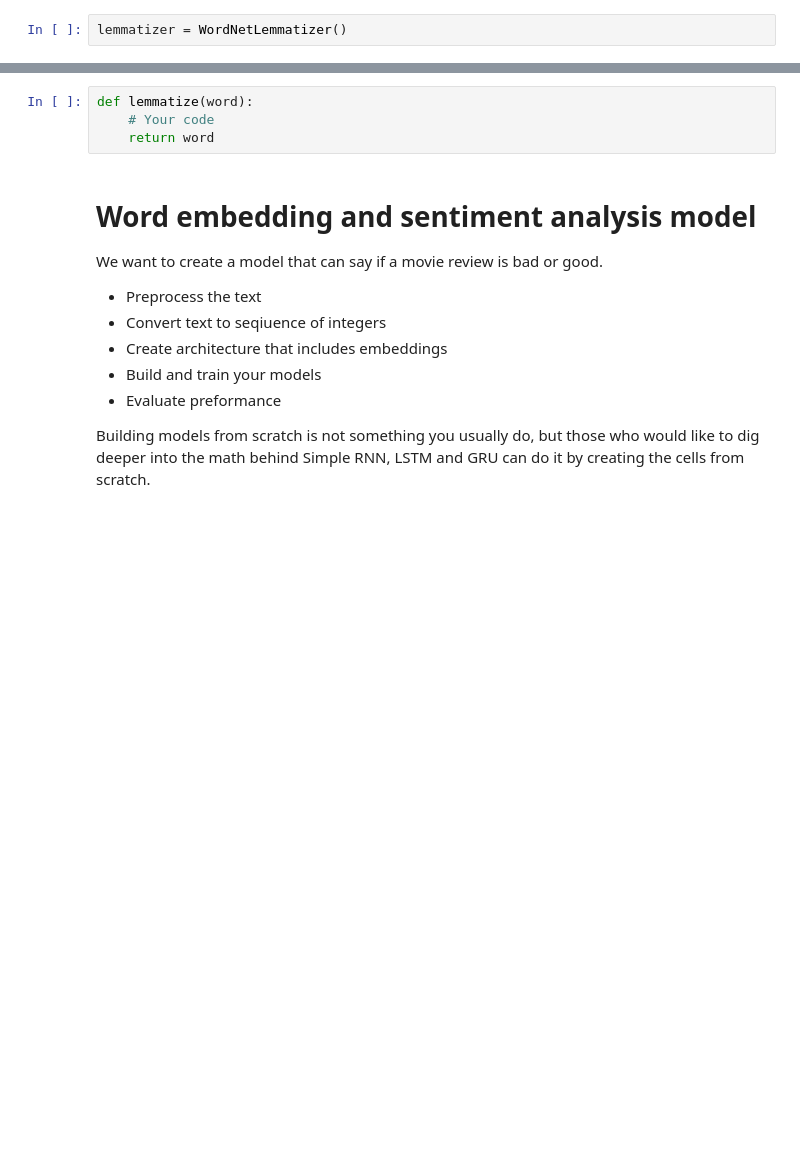
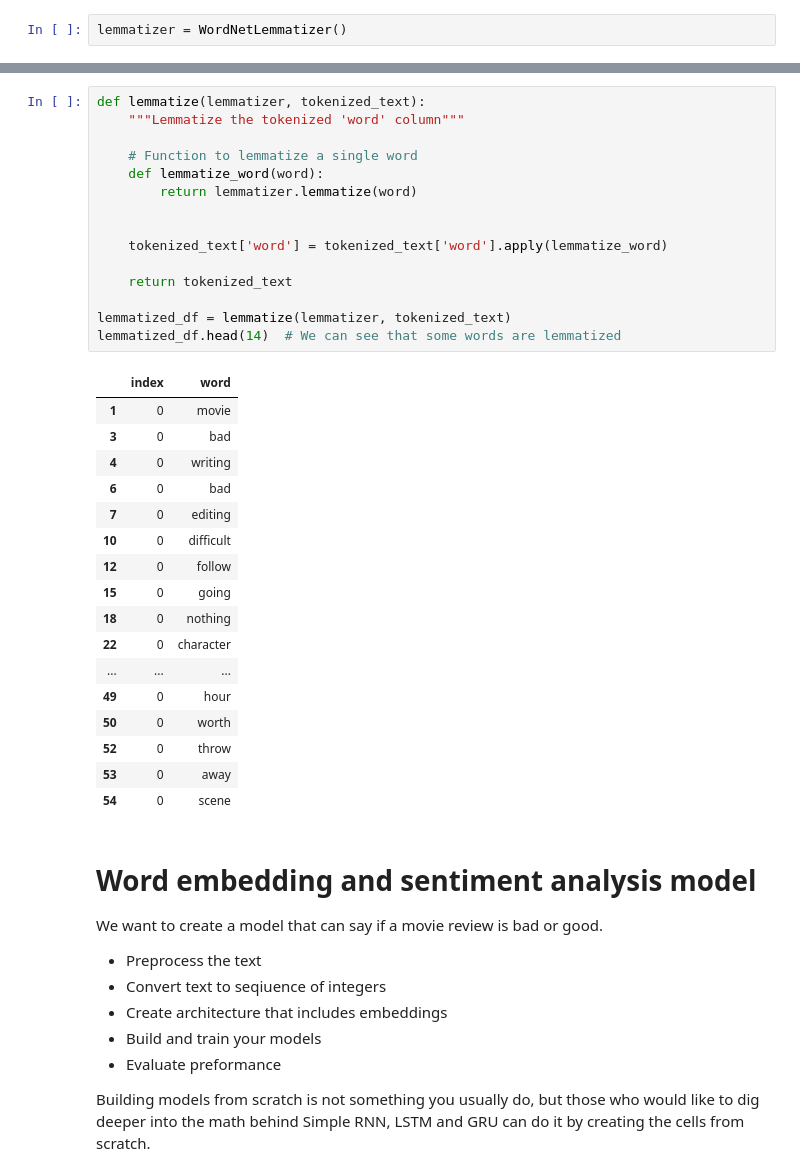
Before and after one commit to JoelOscarsson/DeepLearning, a Jupyter notebook: NLP/nlp-exercise-template.ipynb, the cells around one changed output, grey strips where cells are left out. Cells and saved outputs as stored; diff of their text form; blank space fills up the shorter version.

```diff
--- a/NLP/nlp-exercise-template.ipynb
+++ b/NLP/nlp-exercise-template.ipynb
@@ -185,7 +184,36 @@ lemmatizer.lemmatize('Horse')
-# %%
-def lemmatize(word):
-    # Your code
-    return word
+# %%
+def lemmatize(lemmatizer, tokenized_text):
+    """Lemmatize the tokenized 'word' column"""
+
+    # Function to lemmatize a single word
+    def lemmatize_word(word):
+        return lemmatizer.lemmatize(word)
+
+
+    tokenized_text['word'] = tokenized_text['word'].apply(lemmatize_word)
+
+    return tokenized_text
+
+lemmatized_df = lemmatize(lemmatizer, tokenized_text)
+lemmatized_df.head(14)  # We can see that some words are lemmatized
+# %% [output]
+|  | index | word |
+| 1 | 0 | movie |
+| 3 | 0 | bad |
+| 4 | 0 | writing |
+| 6 | 0 | bad |
+| 7 | 0 | editing |
+| 10 | 0 | difficult |
+| 12 | 0 | follow |
+| 15 | 0 | going |
+| 18 | 0 | nothing |
+| 22 | 0 | character |
+| ... | ... | ... |
+| 49 | 0 | hour |
+| 50 | 0 | worth |
+| 52 | 0 | throw |
+| 53 | 0 | away |
+| 54 | 0 | scene |
 # %% [markdown]
 # Word embedding and sentiment analysis model
 We want to create a model that can say if a movie review is bad or good.
```
Also changed, not shown: parts of 6 cells of this notebook.
